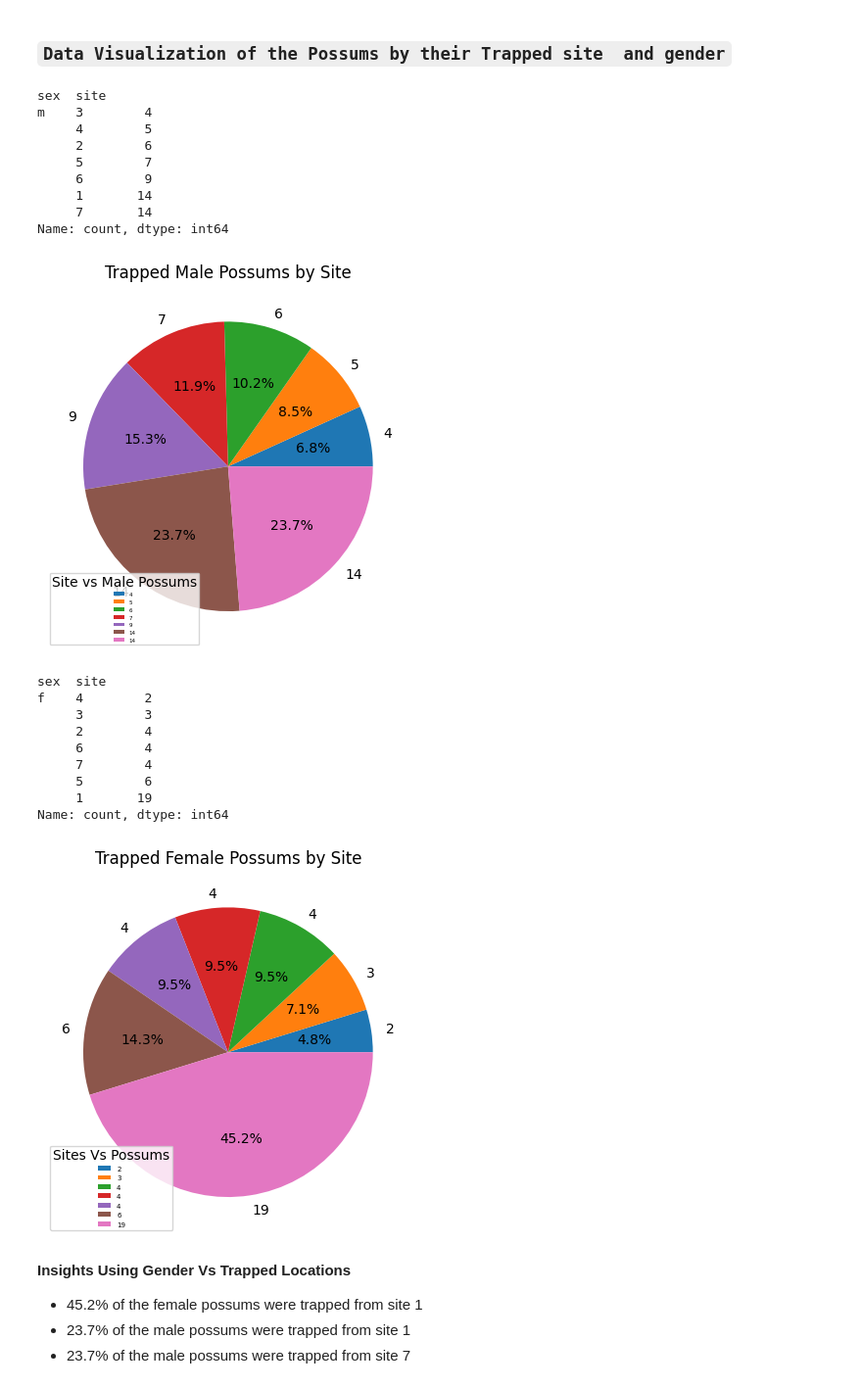
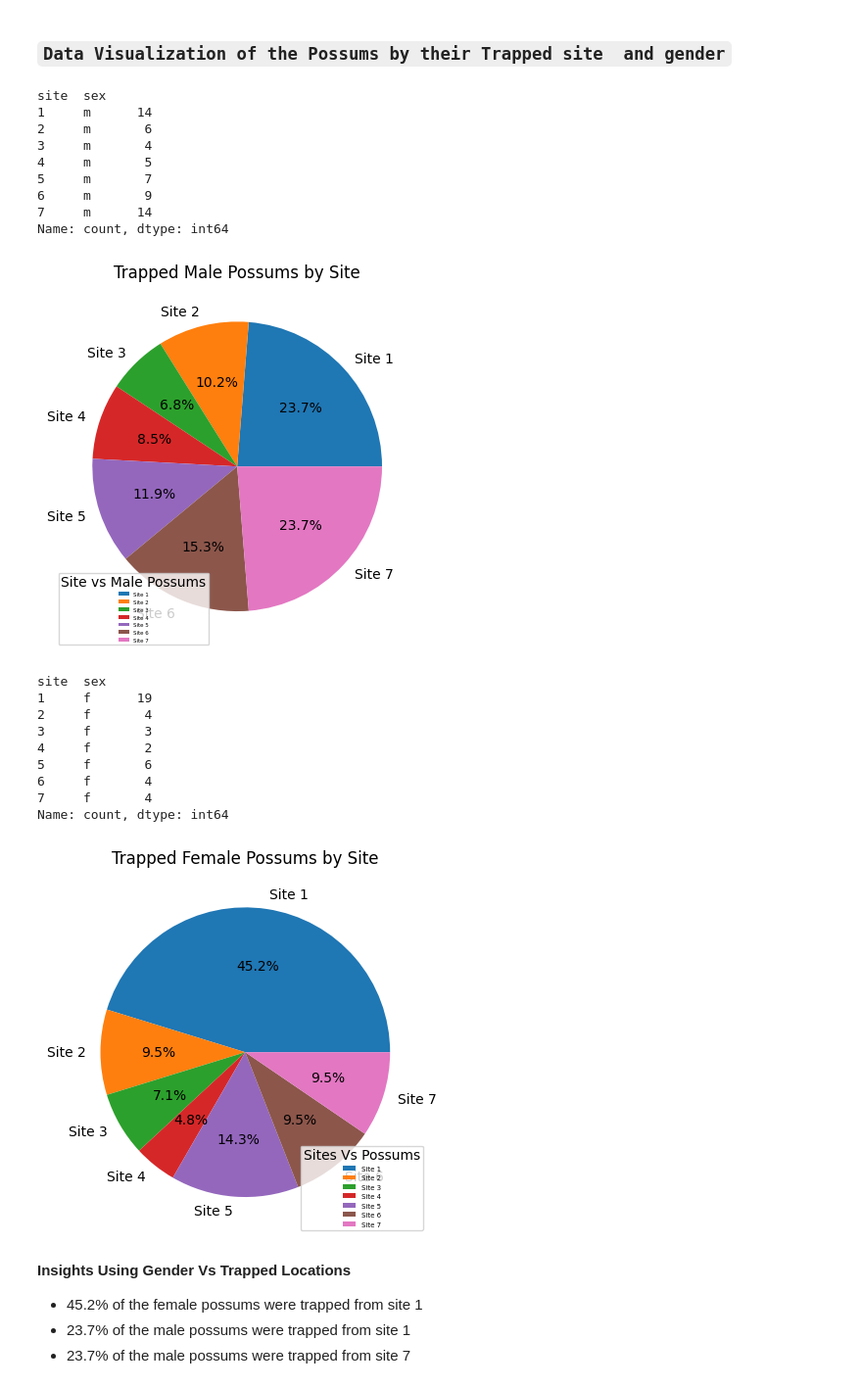
Before and after one commit to DuoDduo/AI-fellowship-module-2, a Jupyter notebook: Tasks/Task18/task18.ipynb, the cells around one changed output. Shown: that part at 98% size. Cells and saved outputs as stored; diff of their text form; code cells hidden in the pictures.

```diff
--- a/Tasks/Task18/task18.ipynb
+++ b/Tasks/Task18/task18.ipynb
@@ -282,50 +296,50 @@ plt.show()
 ### `Data Visualization of the Possums by their Trapped site  and gender`
 # %%
 # grouping the male possums by their trapped site location
-total_trapped_male = male.groupby("sex")["site"].value_counts(ascending=True)
+total_trapped_male = male.groupby("site")["sex"].value_counts(ascending=True)
 total_trapped_male
 # %% [output]
-sex  site
-m    3        4
-     4        5
-     2        6
-     5        7
-     6        9
-     1       14
-     7       14
+site  sex
+1     m      14
+2     m       6
+3     m       4
+4     m       5
+5     m       7
+6     m       9
+7     m      14
 Name: count, dtype: int64
 # %%
 # data visualization of the male possums by their trapped site location
-labels = total_trapped_male
+labels =["Site 1", "Site 2", "Site 3", "Site 4", "Site 5", "Site 6", "Site 7"]
 plt.pie(total_trapped_male, labels = labels, autopct= "%1.1f%%")
 plt.legend(title="Site vs Male Possums", loc = "lower left", fontsize = 4)
 plt.title("Trapped Male Possums by Site")
 plt.show()
 # %% [output]
-[figure, old version]
+[figure, new version]
 # %%
 # grouping the female possums by their trapped site location
-total_trapped_female = female.groupby("sex")["site"].value_counts(ascending=True)
+total_trapped_female = female.groupby("site")["sex"].value_counts(ascending= True)
 total_trapped_female
 # %% [output]
-sex  site
-f    4        2
-     3        3
-     2        4
-     6        4
-     7        4
-     5        6
-     1       19
+site  sex
+1     f      19
+2     f       4
+3     f       3
+4     f       2
+5     f       6
+6     f       4
+7     f       4
 Name: count, dtype: int64
 # %%
 # data visualization of the female possums by their trapped site location
-labels = total_trapped_female
+labels =["Site 1", "Site 2", "Site 3", "Site 4", "Site 5", "Site 6", "Site 7"]
 plt.pie(total_trapped_female, labels = labels, autopct= "%1.1f%%")
-plt.legend(title="Sites Vs Possums", loc = "lower left", fontsize = 5)
+plt.legend(title="Sites Vs Possums", loc = "lower right", fontsize = 5)
 plt.title("Trapped Female Possums by Site")
 plt.show()
 # %% [output]
-[figure, old version]
+[figure, new version]
 # %% [markdown]
 **Insights Using Gender Vs Trapped Locations**
 - 45.2% of the female possums were trapped from site 1
```
Also changed, not shown: parts of 6 cells of this notebook.
